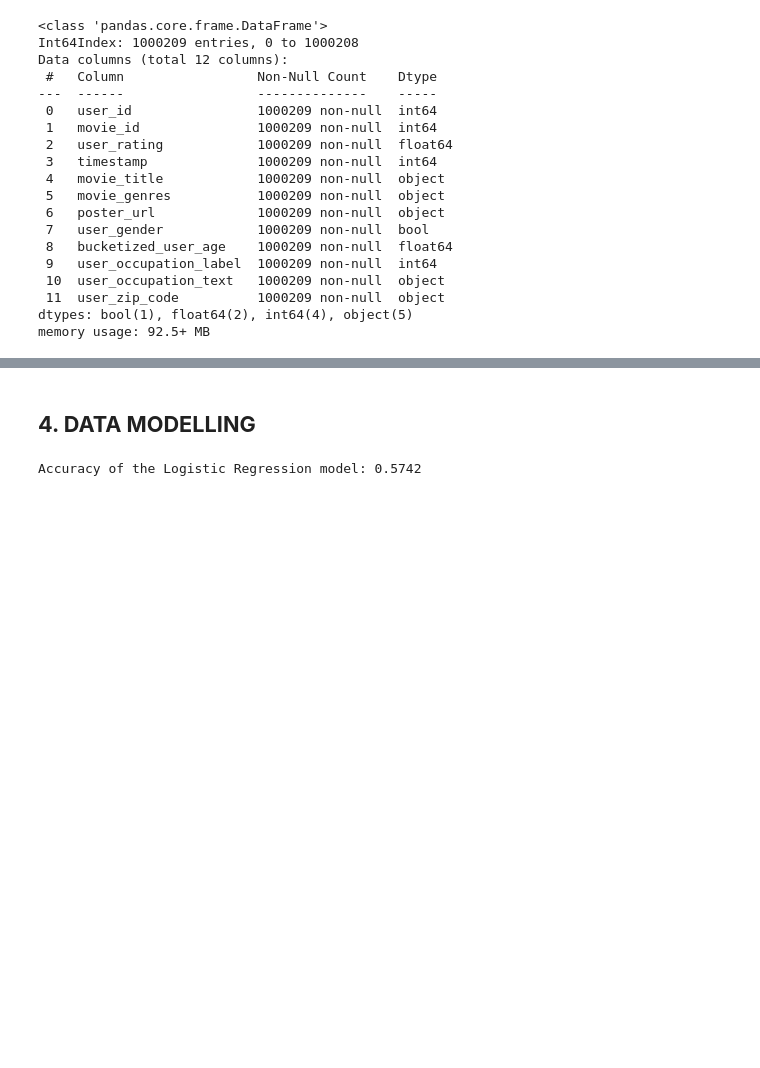
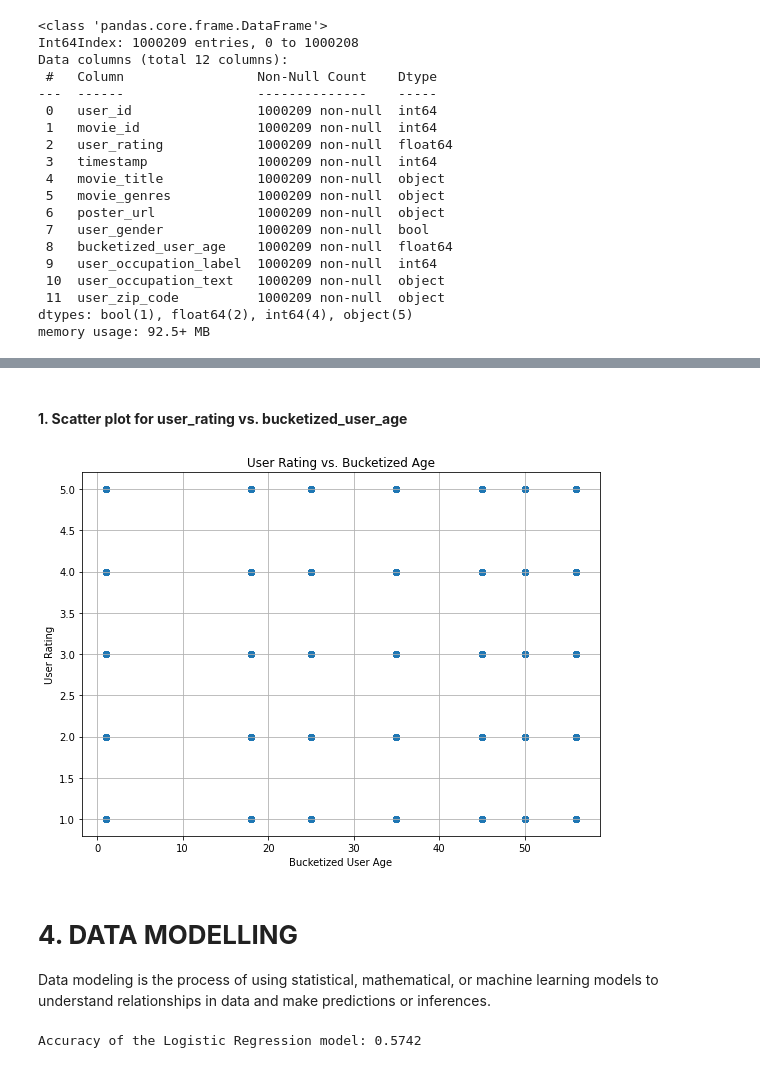
Before and after one commit to FGithaiga/MOVIE_LENS, a Jupyter notebook: index.ipynb, the cells around one changed output, grey strips where cells are left out. Cells and saved outputs as stored; diff of their text form; code cells hidden in the pictures; blank space fills up the shorter version.

```diff
--- a/index.ipynb
+++ b/index.ipynb
@@ -395,3 +453,17 @@ plt.show()
+# %% [markdown]
+#### **1. Scatter plot for user_rating vs. bucketized_user_age**
+# %%
+plt.figure(figsize=(8, 6))
+plt.scatter(df_Merged['bucketized_user_age'], df_Merged['user_rating'], alpha=0.3)
+plt.title('User Rating vs. Bucketized Age')
+plt.xlabel('Bucketized User Age')
+plt.ylabel('User Rating')
+plt.grid(True)
+plt.tight_layout()
+plt.show()
+# %% [output]
+[figure, added]
 # %% [markdown]
-## **4. DATA MODELLING**
+# **4. DATA MODELLING**
+Data modeling is the process of using statistical, mathematical, or machine learning models to understand relationships in data and make predictions or inferences.
 # %%
```
Also changed, not shown: parts of 34 cells of this notebook.
